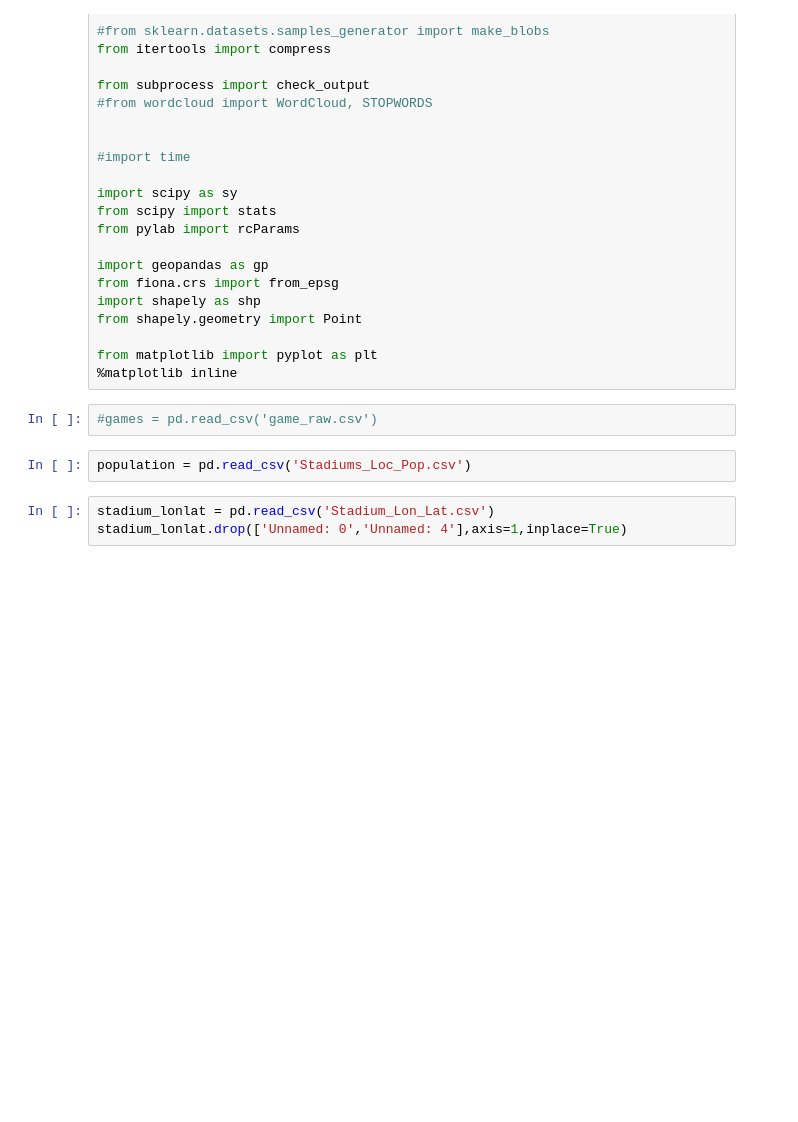
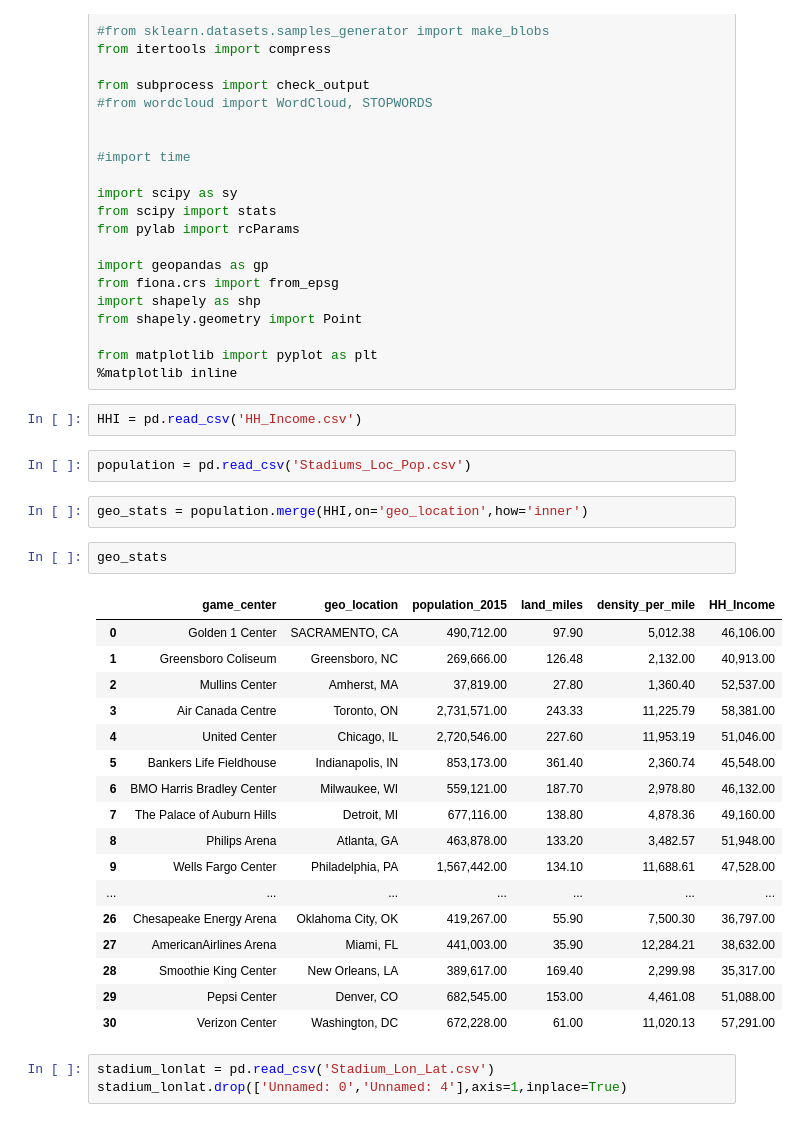
Before and after one commit to connorchency/Game-Attendance, a Jupyter notebook: Stadium_Cities.ipynb, the cells around one changed output. Cells and saved outputs as stored; diff of their text form; blank space fills up the shorter version.

```diff
--- a/Stadium_Cities.ipynb
+++ b/Stadium_Cities.ipynb
@@ -50,9 +50,31 @@ from shapely.geometry import Point
 from matplotlib import pyplot as plt
 %matplotlib inline
 # %%
-#games = pd.read_csv('game_raw.csv')
+HHI = pd.read_csv('HH_Income.csv')
 # %%
 population = pd.read_csv('Stadiums_Loc_Pop.csv')
+# %%
+geo_stats = population.merge(HHI,on='geo_location',how='inner')
+# %%
+geo_stats
+# %% [output]
+|  | game_center | geo_location | population_2015 | land_miles | density_per_mile | HH_Income |
+| 0 | Golden 1 Center | SACRAMENTO, CA | 490,712.00 | 97.90 | 5,012.38 | 46,106.00 |
+| 1 | Greensboro Coliseum | Greensboro, NC | 269,666.00 | 126.48 | 2,132.00 | 40,913.00 |
+| 2 | Mullins Center | Amherst, MA | 37,819.00 | 27.80 | 1,360.40 | 52,537.00 |
+| 3 | Air Canada Centre | Toronto, ON | 2,731,571.00 | 243.33 | 11,225.79 | 58,381.00 |
+| 4 | United Center | Chicago, IL | 2,720,546.00 | 227.60 | 11,953.19 | 51,046.00 |
+| 5 | Bankers Life Fieldhouse | Indianapolis, IN | 853,173.00 | 361.40 | 2,360.74 | 45,548.00 |
+| 6 | BMO Harris Bradley Center | Milwaukee, WI | 559,121.00 | 187.70 | 2,978.80 | 46,132.00 |
+| 7 | The Palace of Auburn Hills | Detroit, MI | 677,116.00 | 138.80 | 4,878.36 | 49,160.00 |
+| 8 | Philips Arena | Atlanta, GA | 463,878.00 | 133.20 | 3,482.57 | 51,948.00 |
+| 9 | Wells Fargo Center | Philadelphia, PA | 1,567,442.00 | 134.10 | 11,688.61 | 47,528.00 |
+| ... | ... | ... | ... | ... | ... | ... |
+| 26 | Chesapeake Energy Arena | Oklahoma City, OK | 419,267.00 | 55.90 | 7,500.30 | 36,797.00 |
+| 27 | AmericanAirlines Arena | Miami, FL | 441,003.00 | 35.90 | 12,284.21 | 38,632.00 |
+| 28 | Smoothie King Center | New Orleans, LA | 389,617.00 | 169.40 | 2,299.98 | 35,317.00 |
+| 29 | Pepsi Center | Denver, CO | 682,545.00 | 153.00 | 4,461.08 | 51,088.00 |
+| 30 | Verizon Center | Washington, DC | 672,228.00 | 61.00 | 11,020.13 | 57,291.00 |
 # %%
 stadium_lonlat = pd.read_csv('Stadium_Lon_Lat.csv')
 stadium_lonlat.drop(['Unnamed: 0','Unnamed: 4'],axis=1,inplace=True)
```
Also changed, not shown: parts of 4 cells of this notebook, 3 other files.
